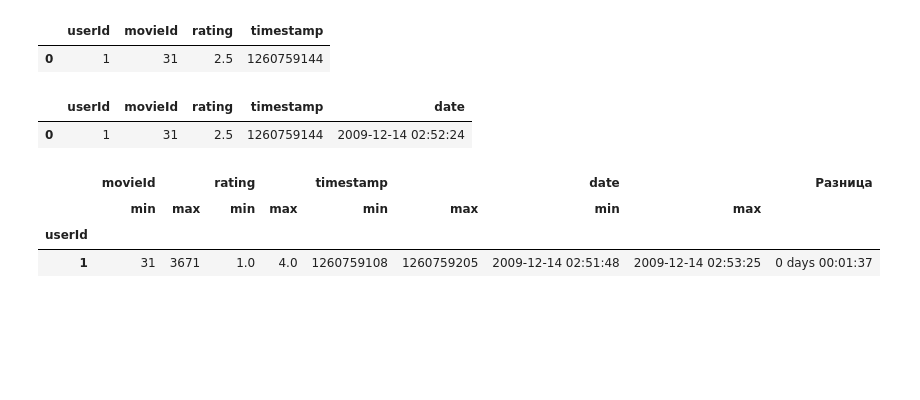
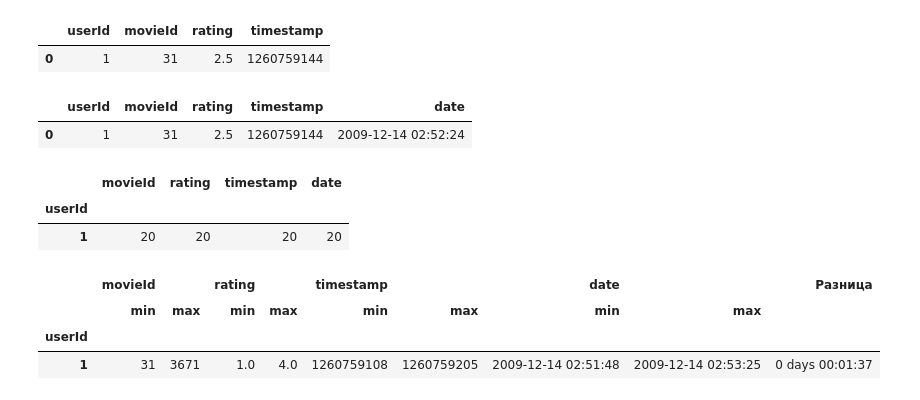
Before and after one commit to 07Mikhail/hw_1, a Jupyter notebook: hw_12 (Pandas_3).ipynb, the cells around one changed output. Cells and saved outputs as stored; diff of their text form; code cells hidden in the pictures; blank space fills up the shorter version.

```diff
--- a/hw_12 (Pandas_3).ipynb
+++ b/hw_12 (Pandas_3).ipynb
@@ -59,6 +59,13 @@ data_.head(1)
 # %% [output]
 |  | userId | movieId | rating | timestamp | date |
 | 0 | 1 | 31 | 2.5 | 1260759144 | 2009-12-14 02:52:24 |
+# %%
+data_count = data_.groupby(['userId']).count()
+data_count.head(1)
+# %% [output]
+|  | movieId | rating | timestamp | date |
+| userId |  |  |  |  |
+| 1 | 20 | 20 | 20 | 20 |
 # %%
 data_aggr = data_.groupby(['userId']).agg([min, max])
 data_aggr['Разница'] = data_aggr.date['max'] - data_aggr.date['min']
```
Also changed, not shown: parts of 1 cell of this notebook.
